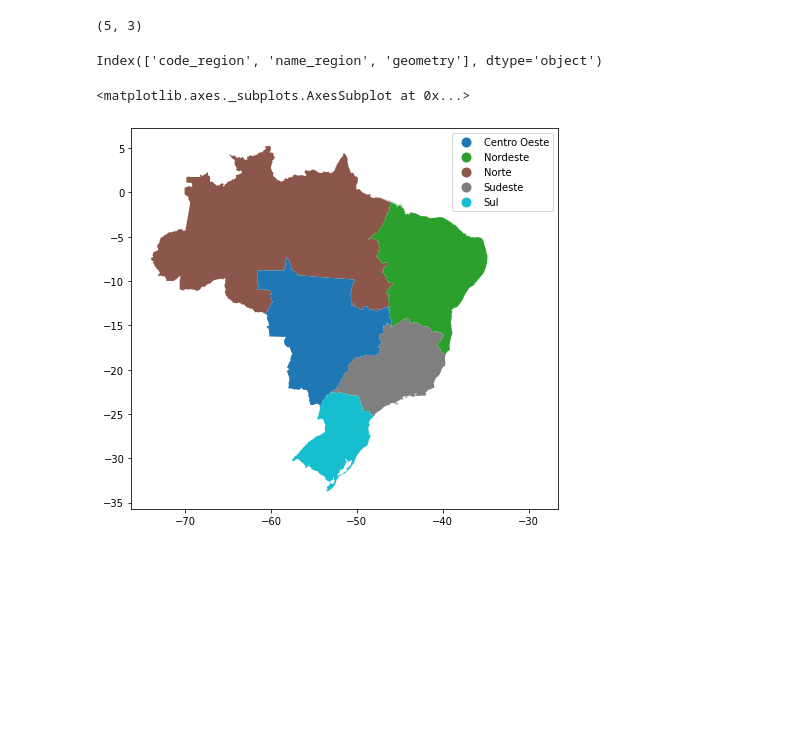
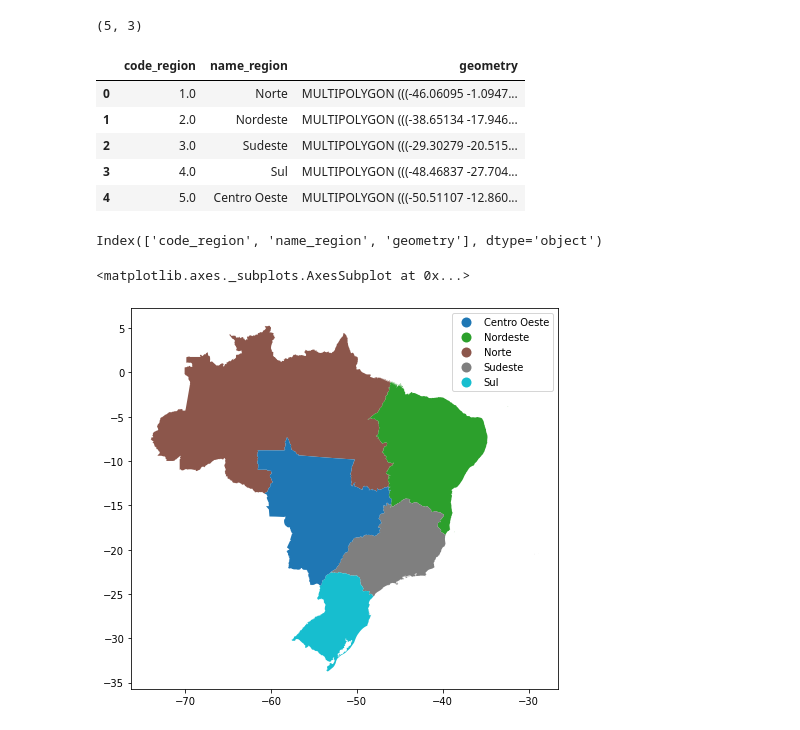
Before and after one commit to sclaudiobr/GeoCloud, a Jupyter notebook: GeoBR.ipynb, the cells around one changed output. Drawn from its saved outputs; the diff is of its cells as text; code cells hidden in the pictures; blank space fills up the shorter version.

```diff
--- a/GeoBR.ipynb
+++ b/GeoBR.ipynb
@@ -26,4 +36,14 @@ regiao = gbr.read_region()
 regiao.shape
 # %% [output]
 (5, 3)
+# %%
+# visualizar a tabela do arquivo (somente os 5 primeiros)
+regiao.head(5)
+# %% [output]
+|  | code_region | name_region | geometry |
+| 0 | 1.0 | Norte | MULTIPOLYGON (((-46.06095 -1.0947... |
+| 1 | 2.0 | Nordeste | MULTIPOLYGON (((-38.65134 -17.946... |
+| 2 | 3.0 | Sudeste | MULTIPOLYGON (((-29.30279 -20.515... |
+| 3 | 4.0 | Sul | MULTIPOLYGON (((-48.46837 -27.704... |
+| 4 | 5.0 | Centro Oeste | MULTIPOLYGON (((-50.51107 -12.860... |
 # %%
```
Also changed, not shown: parts of 16 cells of this notebook.
